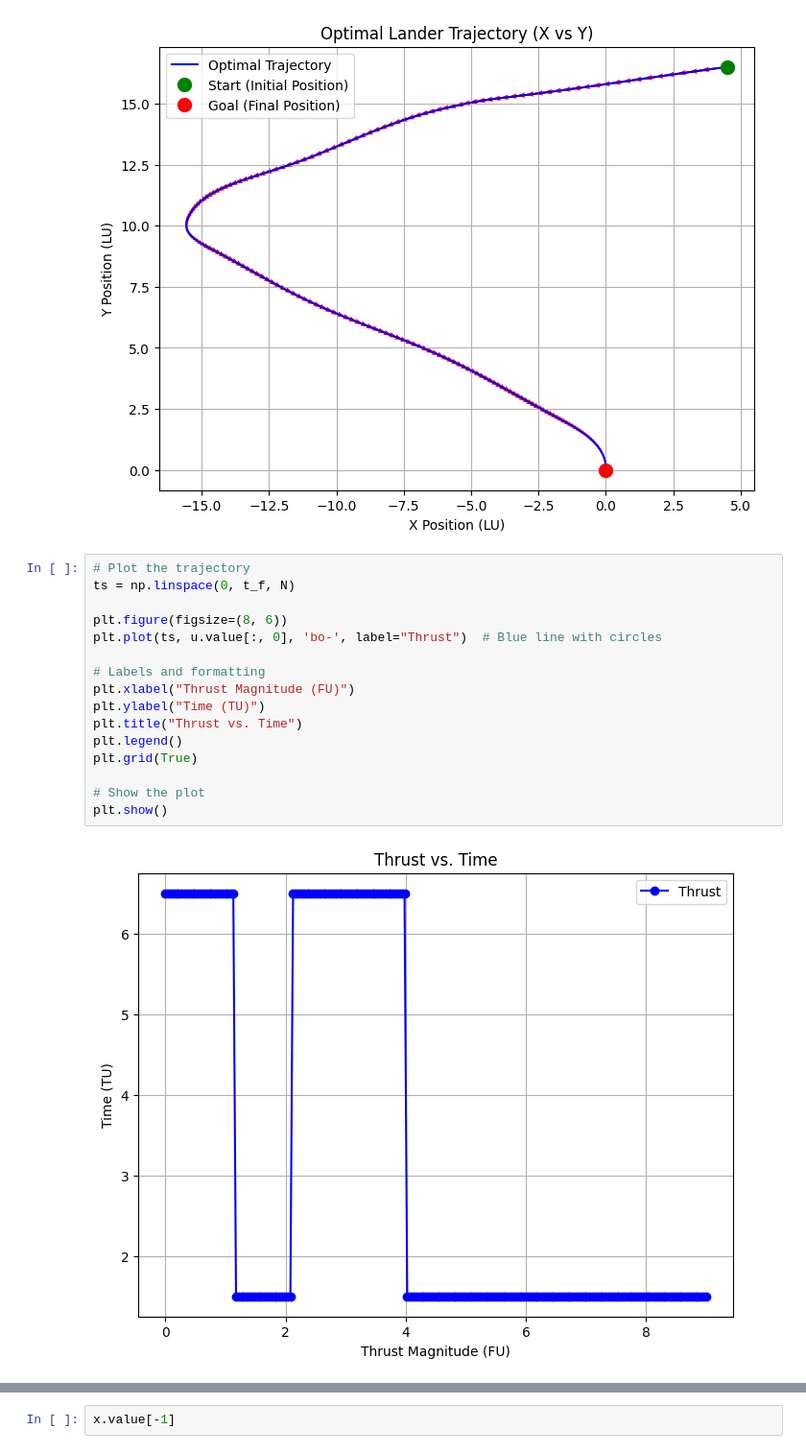
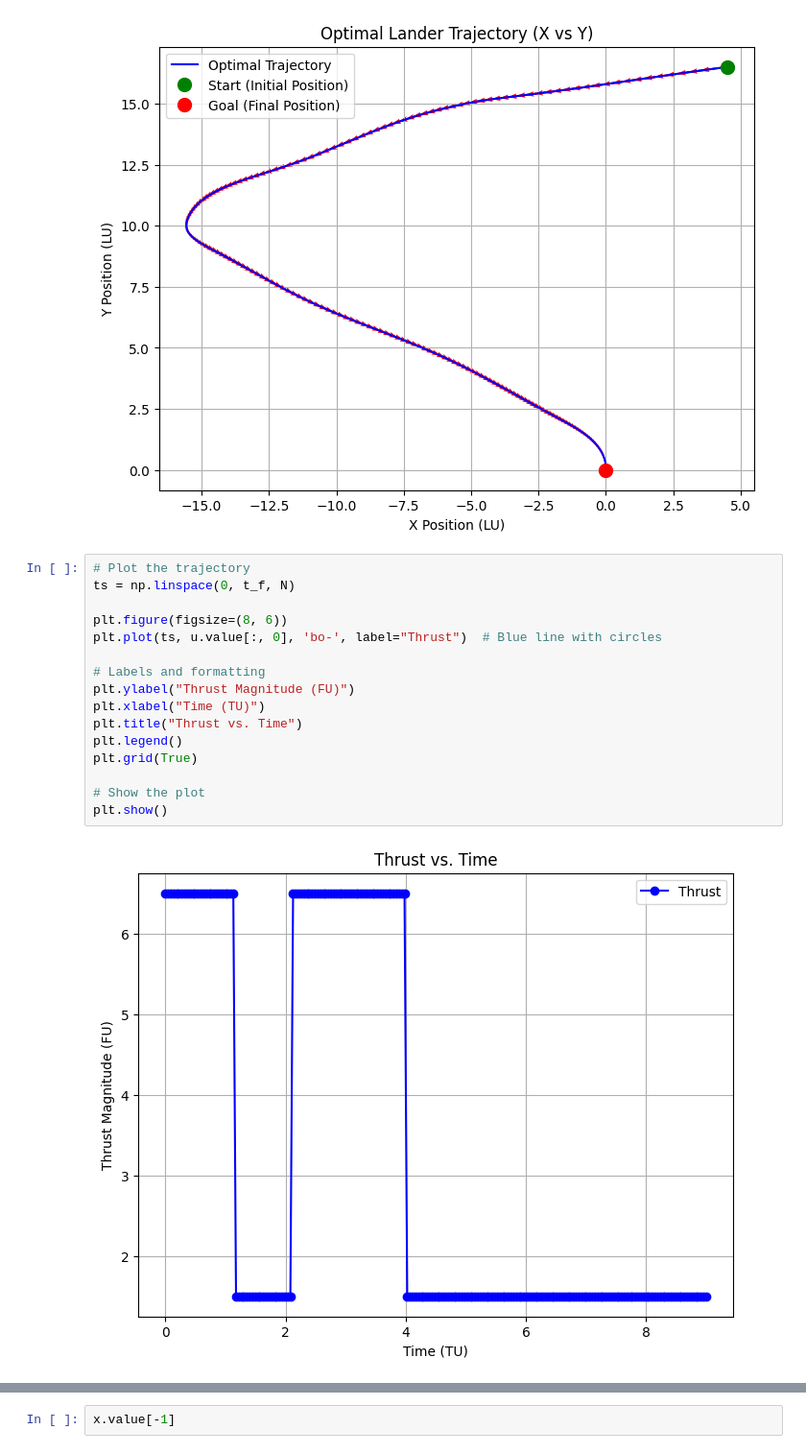
Before and after one commit to jgeldenbott/AA-528-Final, a Jupyter notebook: planar_optimal_descent.ipynb, the cells around one changed output, grey strips where cells are left out. Shown at 96% size. Drawn from its saved outputs; the diff is of its cells as text.

```diff
--- a/planar_optimal_descent.ipynb
+++ b/planar_optimal_descent.ipynb
@@ -348,21 +348,21 @@ plt.show()
 # %%
 # Plot the trajectory
 ts = np.linspace(0, t_f, N)
 
 plt.figure(figsize=(8, 6))
 plt.plot(ts, u.value[:, 0], 'bo-', label="Thrust")  # Blue line with circles
 
 # Labels and formatting
-plt.xlabel("Thrust Magnitude (FU)")
-plt.ylabel("Time (TU)")
+plt.ylabel("Thrust Magnitude (FU)")
+plt.xlabel("Time (TU)")
 plt.title("Thrust vs. Time")
 plt.legend()
 plt.grid(True)
 
 # Show the plot
 plt.show()
 # %% [output]
-[figure, old version]
+[figure, new version]
 # %%
 # Plot the trajectory
 ts = np.linspace(0, t_f, N)
```
Also changed, not shown: parts of 2 cells of this notebook.
